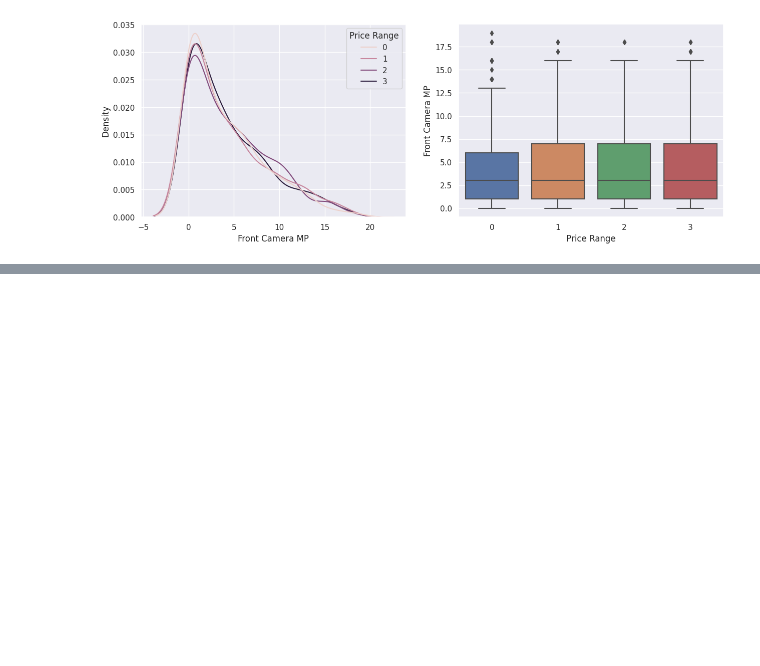
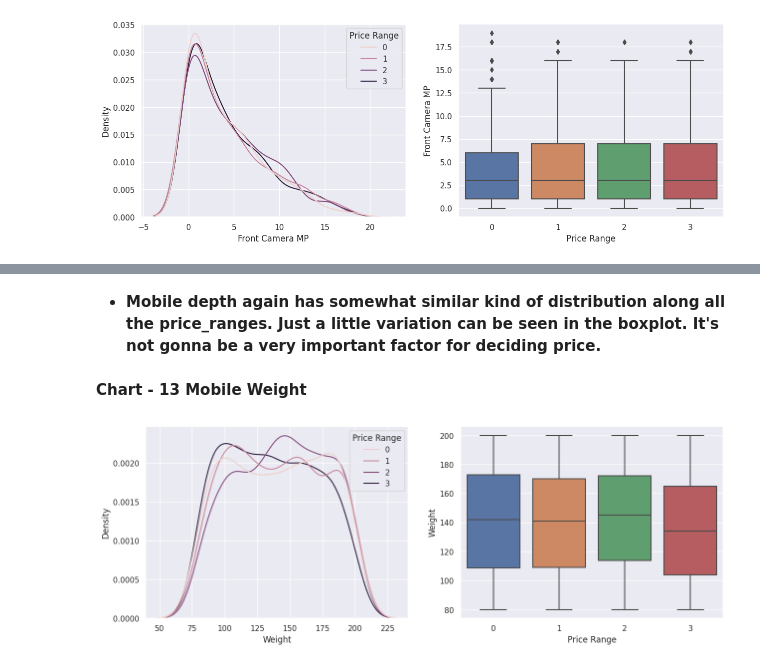
Before and after one commit to atulchune/Mobile-price-range-Prediction, a Jupyter notebook: Mobile_Price_Range_Prediction.ipynb, the cells around one changed output, grey strips where cells are left out. Cells and saved outputs as stored; diff of their text form; code cells hidden in the pictures; blank space fills up the shorter version.

```diff
--- a/Mobile_Price_Range_Prediction.ipynb
+++ b/Mobile_Price_Range_Prediction.ipynb
@@ -573,0 +595,12 @@ Some outliers can also be seen here, we'll deal with them in a different section
+# %% [markdown]
+* **Mobile depth again has somewhat similar kind of distribution along all the price_ranges. Just a little variation can be seen in the boxplot. It's not gonna be a very important factor for deciding price.**
+# %% [markdown]
+**Chart - 13 Mobile Weight**
+# %%
+
+fig, axs = plt.subplots(1,2, figsize=(15,5))
+sns.kdeplot(data=df, x='Weight', hue='Price Range', ax=axs[0])
+sns.boxplot(data=df, x='Price Range', y='Weight', ax=axs[1])
+plt.show()
+# %% [output]
+[figure, added]
```
Also changed, not shown: parts of 21 cells of this notebook.
